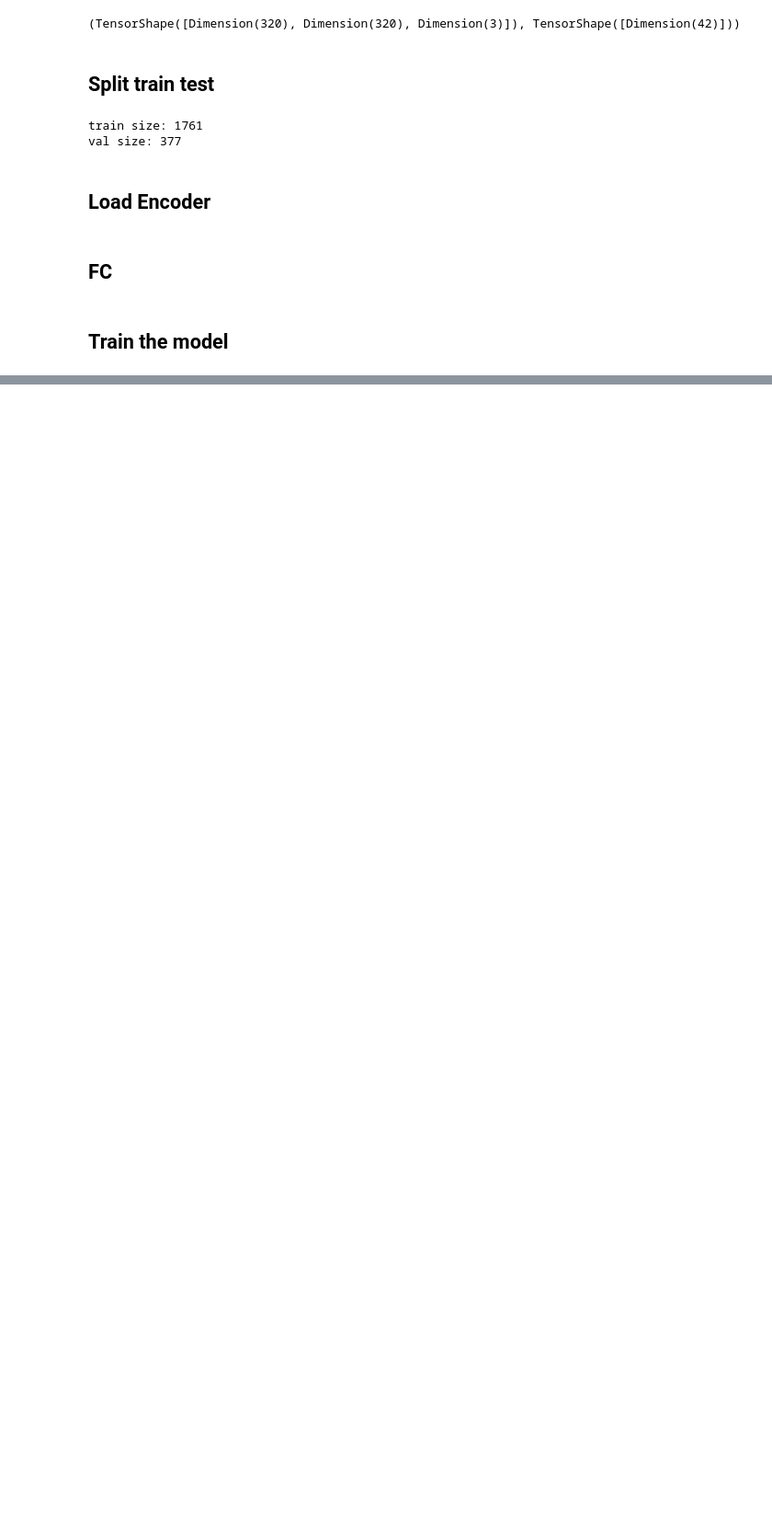
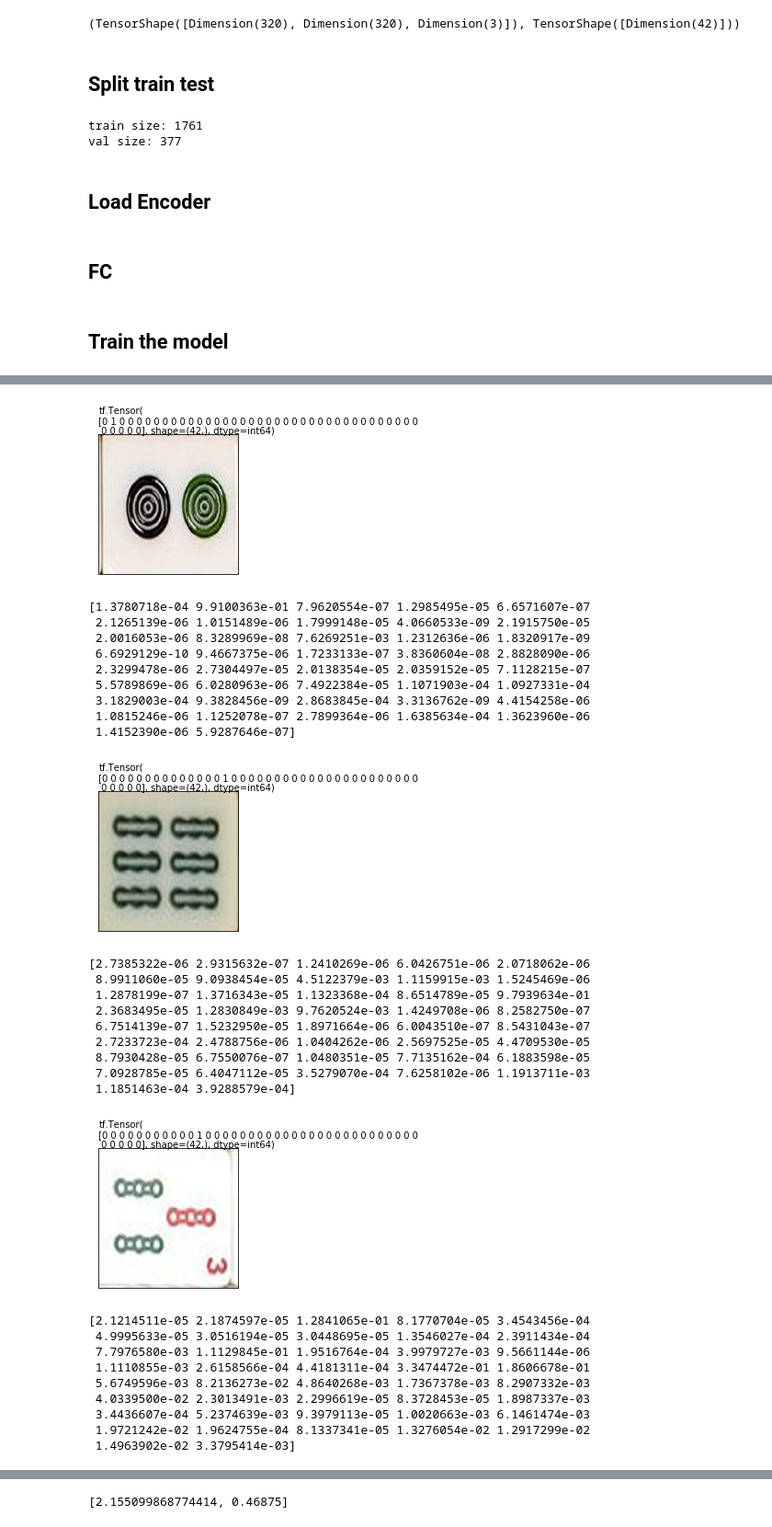
Before and after one commit to elise-ng/COMP4901J_Project, a Jupyter notebook: Classifier.ipynb, the cells around one changed output, grey strips where cells are left out. Shown at 92% size. Cells and saved outputs as stored; diff of their text form; code cells hidden in the pictures; blank space fills up the shorter version.

```diff
--- a/Classifier.ipynb
+++ b/Classifier.ipynb
@@ -163,7 +163,7 @@ encoder = keras.Sequential(layers=[
 ], name='encoder')
 
 # Load weight
-encoder.load_weights(filepath='./models/encoder.h5', by_name=True)
+encoder.load_weights(filepath='./models/encoder.h5')
 
 for layer in encoder.layers:
     layer.trainable = False
@@ -172,11 +172,16 @@ for layer in encoder.layers:
 # %%
 fc = keras.Sequential(layers=[
     keras.layers.Flatten(),
-    keras.layers.Dense(4096, activation='relu'),
-    keras.layers.BatchNormalization(),
-    keras.layers.Dropout(0.3),
+#     keras.layers.Dense(4096, activation='relu'),
+#     keras.layers.Dropout(rate=0.3),
+#     keras.layers.Dense(2048, activation='relu'),
+#     keras.layers.Dropout(rate=0.3),
+#     keras.layers.Dense(1024, activation='relu'),
+#     keras.layers.Dropout(rate=0.3),
+    keras.layers.Dense(512, activation='relu'),
+    keras.layers.Dropout(rate=0.3),
     keras.layers.Dense(128, activation='relu'),
-    keras.layers.Dropout(0.3),
+    keras.layers.Dropout(rate=0.15),
     keras.layers.Dense(num_classes, activation='softmax')
 ], name='fc')
 # %% [markdown]
@@ -201,7 +206,7 @@ classifier.compile(optimizer='adam', loss='categorical_crossentropy', metrics=['
 # classifier.summary()
 
 classifier.fit(train_ds_batch.make_one_shot_iterator(),
-               epochs=2,
+               epochs=20,
                steps_per_epoch=int(train_size/batch_size),
                validation_data=val_ds_batch.make_one_shot_iterator(),
                validation_steps=int(val_size/batch_size),
@@ -230,0 +234,54 @@ classifier.evaluate(test_ds_batch.make_one_shot_iterator(), steps=1)
+# %%
+test_ds_batch = test_ds.batch(batch_size).repeat().prefetch(AUTOTUNE)
+
+batch = test_ds_batch.take(1)
+predict = classifier.predict(batch.make_one_shot_iterator(), steps=1)
+
+for images, labels in batch:
+    for i in range(4):
+        image = images[i]
+        label = labels[i]
+        plt.subplot(1,2,1)
+        plt.imshow(image)
+        plt.grid(False)
+        plt.xticks([])
+        plt.yticks([])
+        plt.text(1, 0, label)
+        plt.grid(False)
+        plt.xticks([])
+        plt.yticks([])
+        plt.show()
+        print(predict[i])
+
+classifier.evaluate(test_ds_batch.make_one_shot_iterator(), steps=1)
+# %% [output]
+[figure, added]
+[1.3780718e-04 9.9100363e-01 7.9620554e-07 1.2985495e-05 6.6571607e-07
+ 2.1265139e-06 1.0151489e-06 1.7999148e-05 4.0660533e-09 2.1915750e-05
+ 2.0016053e-06 8.3289969e-08 7.6269251e-03 1.2312636e-06 1.8320917e-09
+ 6.6929129e-10 9.4667375e-06 1.7233133e-07 3.8360604e-08 2.8828090e-06
+ 2.3299478e-06 2.7304497e-05 2.0138354e-05 2.0359152e-05 7.1128215e-07
+ 5.5789869e-06 6.0280963e-06 7.4922384e-05 1.1071903e-04 1.0927331e-04
+ 3.1829003e-04 9.3828456e-09 2.8683845e-04 3.3136762e-09 4.4154258e-06
+ 1.0815246e-06 1.1252078e-07 2.7899364e-06 1.6385634e-04 1.3623960e-06
+ 1.4152390e-06 5.9287646e-07]
+[figure, added]
+[2.7385322e-06 2.9315632e-07 1.2410269e-06 6.0426751e-06 2.0718062e-06
+ 8.9911060e-05 9.0938454e-05 4.5122379e-03 1.1159915e-03 1.5245469e-06
+ 1.2878199e-07 1.3716343e-05 1.1323368e-04 8.6514789e-05 9.7939634e-01
+ 2.3683495e-05 1.2830849e-03 9.7620524e-03 1.4249708e-06 8.2582750e-07
+ 6.7514139e-07 1.5232950e-05 1.8971664e-06 6.0043510e-07 8.5431043e-07
+ 2.7233723e-04 2.4788756e-06 1.0404262e-06 2.5697525e-05 4.4709530e-05
+ 8.7930428e-05 6.7550076e-07 1.0480351e-05 7.7135162e-04 6.1883598e-05
+ 7.0928785e-05 6.4047112e-05 3.5279070e-04 7.6258102e-06 1.1913711e-03
+ 1.1851463e-04 3.9288579e-04]
+[figure, added]
+[2.1214511e-05 2.1874597e-05 1.2841065e-01 8.1770704e-05 3.4543456e-04
+ 4.9995633e-05 3.0516194e-05 3.0448695e-05 1.3546027e-04 2.3911434e-04
+ 7.7976580e-03 1.1129845e-01 1.9516764e-04 3.9979727e-03 9.5661144e-06
+ 1.1110855e-03 2.6158566e-04 4.4181311e-04 3.3474472e-01 1.8606678e-01
+ 5.6749596e-03 8.2136273e-02 4.8640268e-03 1.7367378e-03 8.2907332e-03
+ 4.0339500e-02 2.3013491e-03 2.2996619e-05 8.3728453e-05 1.8987337e-03
+ 3.4436607e-04 5.2374639e-03 9.3979113e-05 1.0020663e-03 6.1461474e-03
+ 1.9721242e-02 1.9624755e-04 8.1337341e-05 1.3276054e-02 1.2917299e-02
+ 1.4963902e-02 3.3795414e-03]
@@ -230,0 +299 @@ classifier.evaluate(test_ds_batch.make_one_shot_iterator(), steps=1)
+[2.155099868774414, 0.46875]
```
Also changed, not shown: parts of 6 cells of this notebook, 4 other files.
